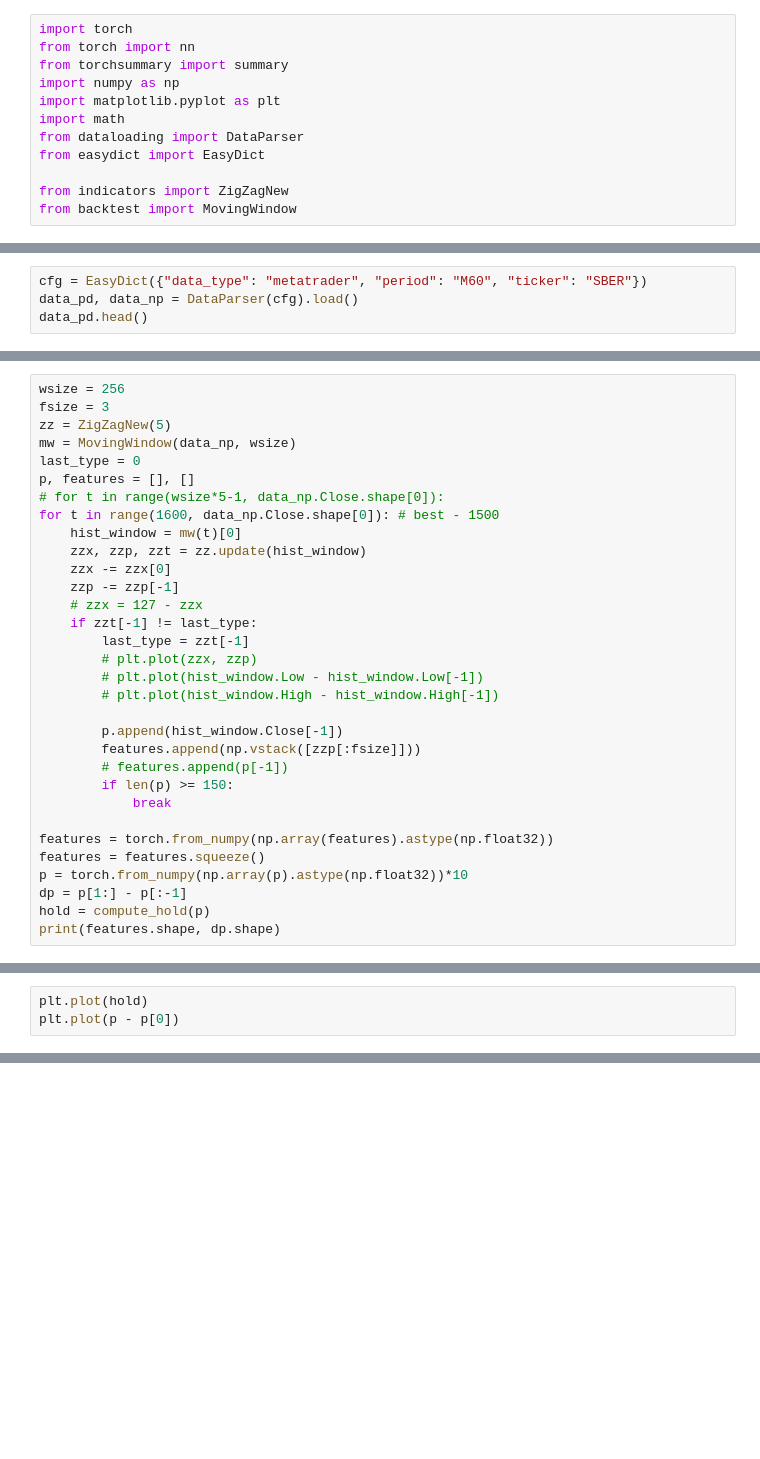
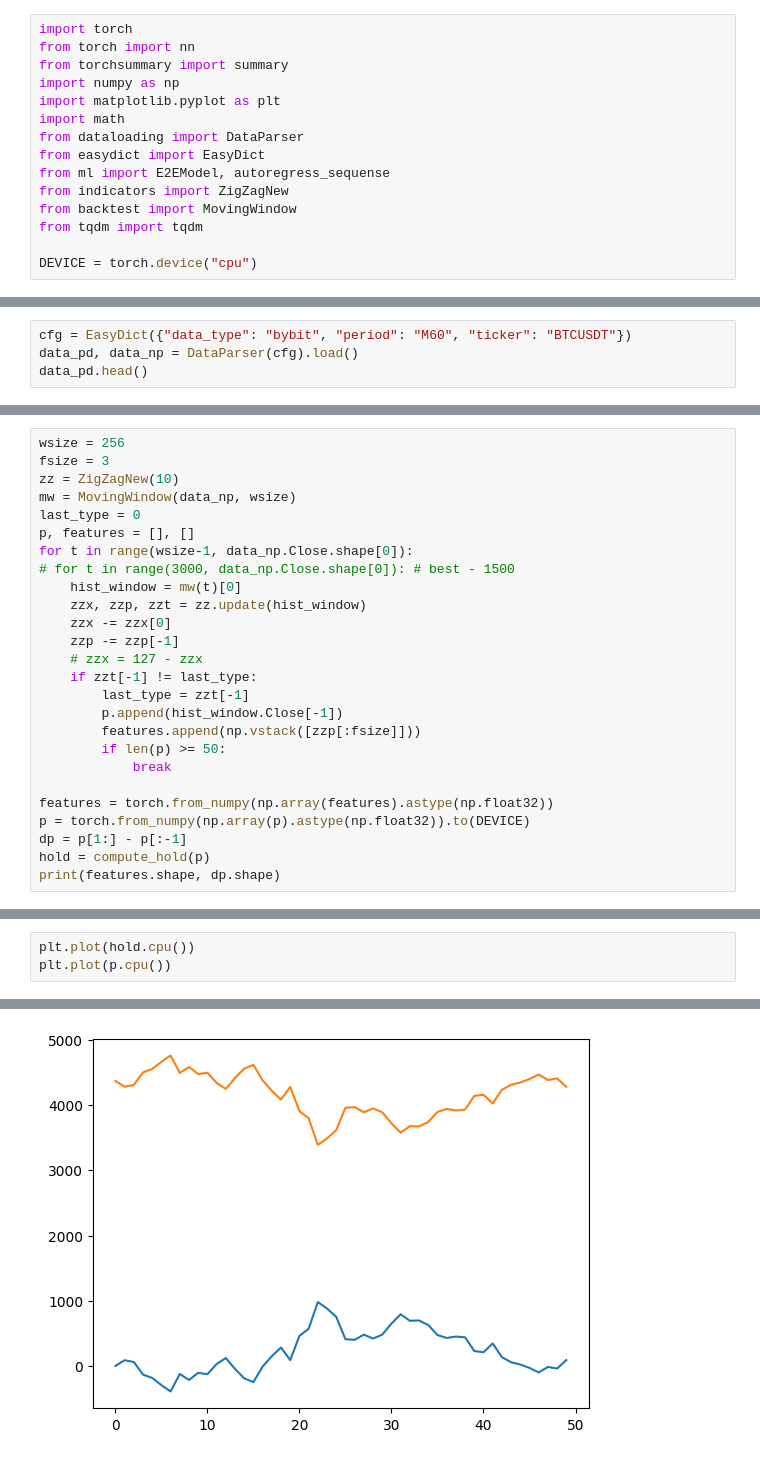
Before and after one commit to binrey/MLTR, a Jupyter notebook: e2e_train.ipynb, the cells around one changed output, grey strips where cells are left out. Drawn from its saved outputs; the diff is of its cells as text; blank space fills up the shorter version.

```diff
--- a/e2e_train.ipynb
+++ b/e2e_train.ipynb
@@ -7,6 +7,9 @@ import matplotlib.pyplot as plt
 import math
 from dataloading import DataParser
 from easydict import EasyDict
-
+from ml import E2EModel, autoregress_sequense
 from indicators import ZigZagNew
 from backtest import MovingWindow
+from tqdm import tqdm
+
+DEVICE = torch.device("cpu")
@@ -86,4 +48,4 @@ plt.tight_layout()
 # %%
-cfg = EasyDict({"data_type": "metatrader", "period": "M60", "ticker": "SBER"})
+cfg = EasyDict({"data_type": "bybit", "period": "M60", "ticker": "BTCUSDT"})
 data_pd, data_np = DataParser(cfg).load()
 data_pd.head()
@@ -90,12 +60,12 @@ data_pd.head()
 # %%
 wsize = 256
 fsize = 3
-zz = ZigZagNew(5)
+zz = ZigZagNew(10)
 mw = MovingWindow(data_np, wsize)
 last_type = 0
 p, features = [], []
-# for t in range(wsize*5-1, data_np.Close.shape[0]):
-for t in range(1600, data_np.Close.shape[0]): # best - 1500
+for t in range(wsize-1, data_np.Close.shape[0]):
+# for t in range(3000, data_np.Close.shape[0]): # best - 1500
     hist_window = mw(t)[0]
     zzx, zzp, zzt = zz.update(hist_window)
     zzx -= zzx[0]
@@ -103,19 +73,13 @@ for t in range(1600, data_np.Close.shape[0]): # best - 1500
     # zzx = 127 - zzx
     if zzt[-1] != last_type:
         last_type = zzt[-1]
-        # plt.plot(zzx, zzp)
-        # plt.plot(hist_window.Low - hist_window.Low[-1])
-        # plt.plot(hist_window.High - hist_window.High[-1])
-
         p.append(hist_window.Close[-1])
         features.append(np.vstack([zzp[:fsize]]))
-        # features.append(p[-1])
-        if len(p) >= 150:
+        if len(p) >= 50:
             break
 
 features = torch.from_numpy(np.array(features).astype(np.float32))
-features = features.squeeze()
-p = torch.from_numpy(np.array(p).astype(np.float32))*10
+p = torch.from_numpy(np.array(p).astype(np.float32)).to(DEVICE)
 dp = p[1:] - p[:-1]
 hold = compute_hold(p)
 print(features.shape, dp.shape)
@@ -122,3 +88,4 @@ print(features.shape, dp.shape)
 # %%
-plt.plot(hold)
-plt.plot(p - p[0])
+plt.plot(hold.cpu())
+plt.plot(p.cpu())
+# %% [output]
@@ -125 +93,2 @@ plt.plot(p - p[0])
+[figure, added]
 # %%
```
Also changed, not shown: parts of 16 cells of this notebook, 13 other files.
